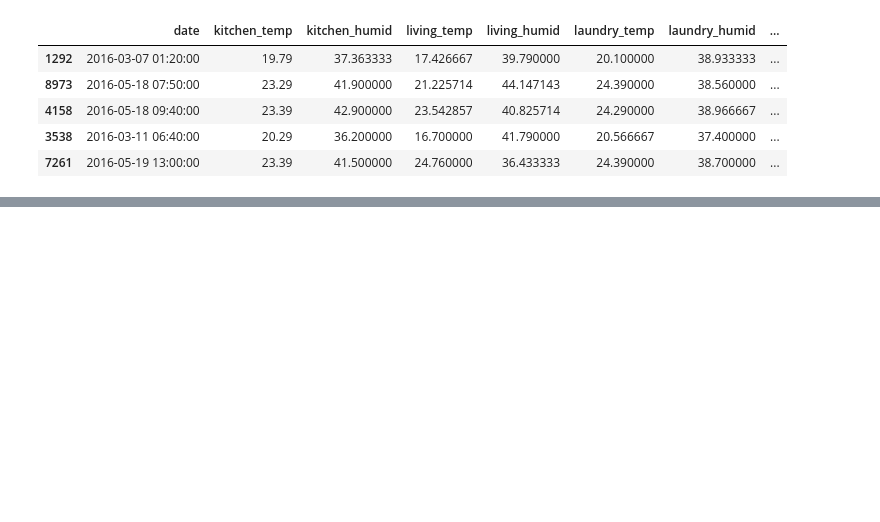
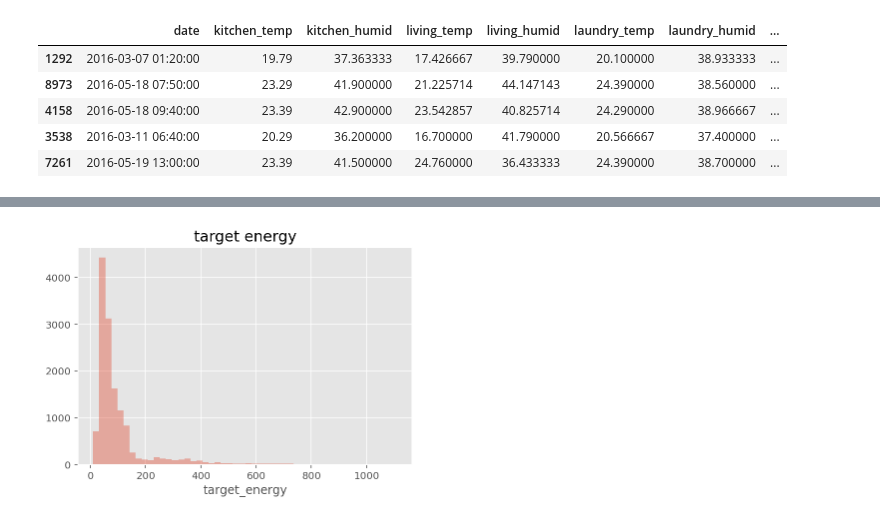
Before and after one commit to maansiarora/ML-Assignment2, a Jupyter notebook: main.ipynb, the cells around one changed output, grey strips where cells are left out. Drawn from its saved outputs; the diff is of its cells as text; code cells hidden in the pictures; blank space fills up the shorter version.

```diff
--- a/main.ipynb
+++ b/main.ipynb
@@ -336,0 +241,5 @@ Number of "living_temp" outliers: 475
+# %%
+sns.distplot(df['target_energy'], kde = False).set_title('target energy', fontsize = 15)
+plt.show();
+# %% [output]
+[figure, added]
```
Also changed, not shown: parts of 11 cells of this notebook.
